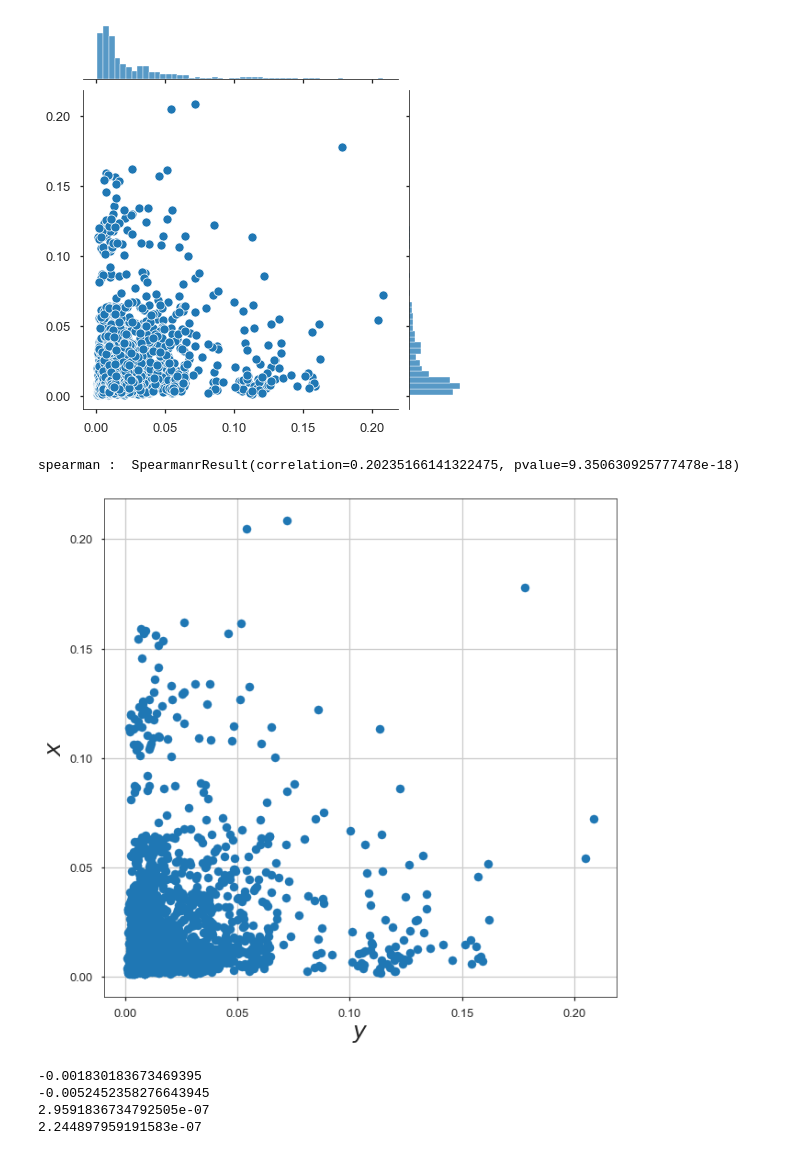
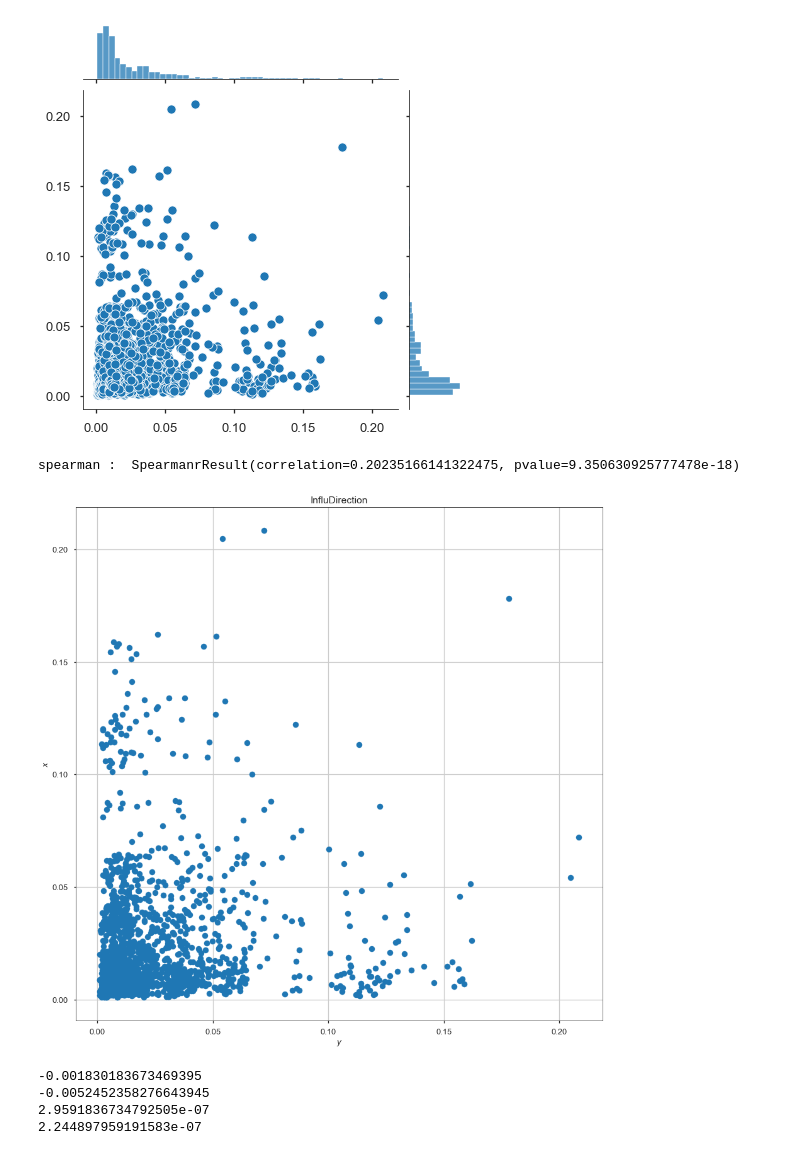
Before and after one commit to KimSungYong97/economic_relation, a Jupyter notebook: project.ipynb, the cells around one changed output. Cells and saved outputs as stored; diff of their text form; code cells hidden in the pictures.

```diff
--- a/project.ipynb
+++ b/project.ipynb
@@ -20,6 +20,11 @@ rc('font', family=font_name)
 
 matplotlib.rc('font', family='Malgun Gothic')
 matplotlib.rcParams['axes.unicode_minus'] = False
+# %%
+import cv2
+#모델 로드하기
+sr = cv2.dnn_superres.DnnSuperResImpl_create()
+sr.setModel('edsr', 3)
 # %%
 
 def mean_norm(df_input):
@@ -922,9 +928,11 @@ p.set_title('time delay')
 Text(0.5, 1.0, 'time delay')
 [figure]
 # %%
-plt.rcParams["figure.figsize"] = (30,15)
+plt.rcParams["figure.figsize"] = (18,10)
 plt.scatter((Export_pivot),(time_delay),color='red')
-plt.xlabel('$Influence$',fontsize=25)
-plt.ylabel('$time delay$',fontsize=25)
+plt.xlabel('$Influence$',fontsize=12)
+plt.ylabel('$time delay$',fontsize=12)
+plt.title('Time Delay')
+plt.savefig('figures/Time Delay', dpi = 500)
 plt.grid(True)
 # %% [output]
@@ -1060,0 +1154,2 @@ Text(0.5, 1.0, 'GDP & STD')
+# %%
+self_reliance=virtual_data.from_influ.copy()
@@ -1060,0 +1161,3 @@ Text(0.5, 1.0, 'GDP & STD')
+# %%
+for i in c_list:
+    self_reliance[i]=pageranked_Export_pivot[i][i]
@@ -1071,16 +1216,18 @@ sns.set_style()
 # %% [output]
 [figure]
 # %%
-plt.figure(figsize=(10,10))
+plt.figure(figsize=(15,15))
 plt.grid(True)
-plt.ylabel('$x$',fontsize=25)
-plt.xlabel('$y$',fontsize=25)
+plt.ylabel('$x$',fontsize=12)
+plt.xlabel('$y$',fontsize=12)
 plt.scatter((Export_pivot_x),(Export_pivot_y))
 
+plt.title('InfluDirection')
+plt.savefig('figures/InfluDirection', dpi = 500)
 print('spearman : ',stats.spearmanr((np.array(Export_pivot_x).reshape(-1,1)),(np.array(Export_pivot_y).reshape(-1,1))))
 # %% [output]
 spearman :  SpearmanrResult(correlation=0.20235166141322475, pvalue=9.350630925777478e-18)
-[figure, old version]
+[figure, new version]
 # %%
 print(time_delay.mean().mean())
 print(time_delay.loc[w_eu][w_eu].mean().mean())
```
Also changed, not shown: parts of 16 cells of this notebook.
